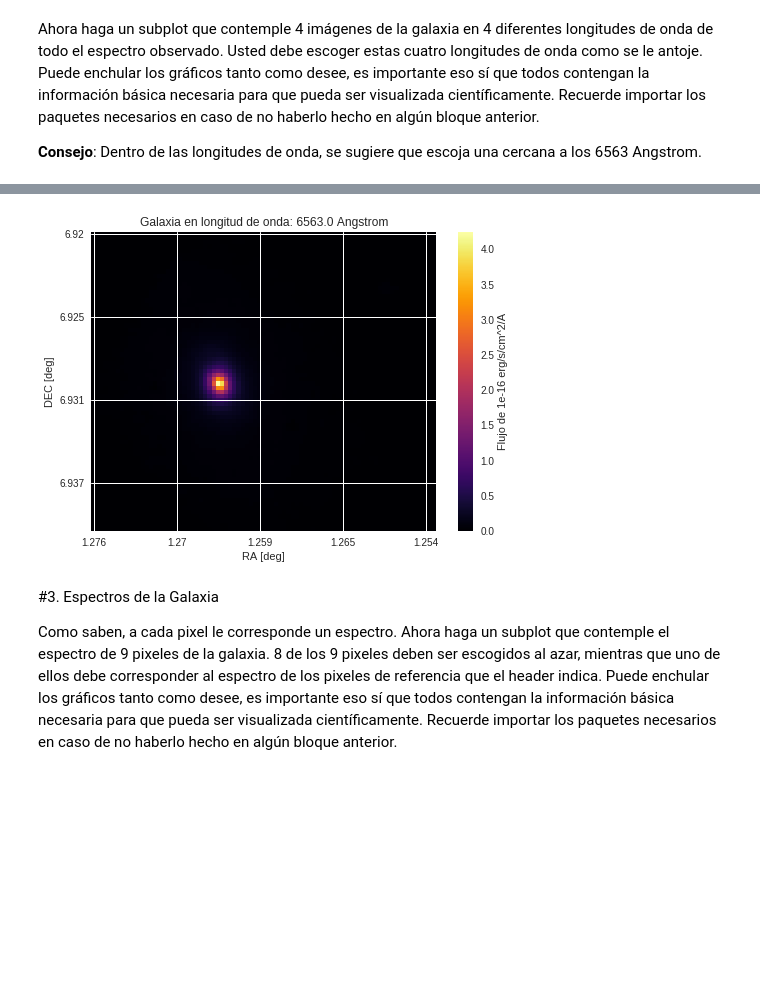
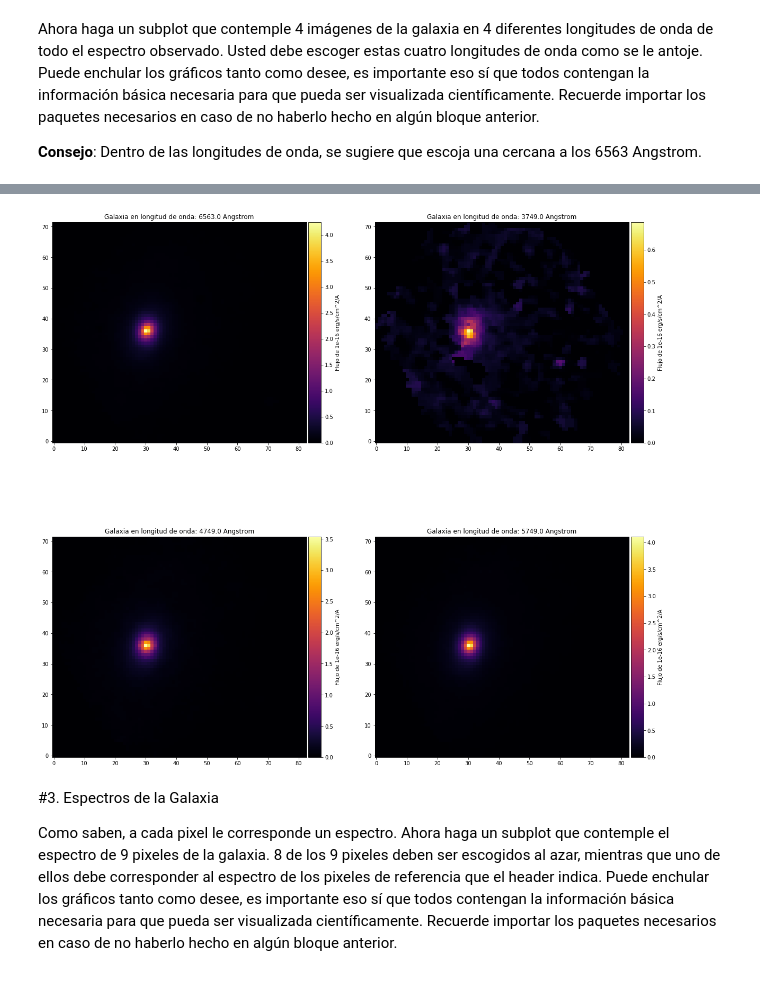
Before and after one commit to kosarrara/minitarea4, a Jupyter notebook: minitarea4.ipynb, the cells around one changed output, grey strips where cells are left out. Saved outputs shown, nothing was run; the diff lists cells and outputs as text; code cells hidden in the pictures; blank space fills up the shorter version.

```diff
--- a/minitarea4.ipynb
+++ b/minitarea4.ipynb
@@ -82,10 +78,52 @@ k=1407
 WaveLengh=initialWaveLengh+np.arange(0,header["NAXIS3"])*stepWaveLengh
 
 WaveLenghActual=initialWaveLengh+stepWaveLengh*k
-plt.imshow(data[k],cmap="inferno",vmin=0)
-cb=plt.colorbar()
+
+fig, bx=plt.subplots(figsize=(20,20),ncols=2,nrows=2)
+
+##########################################
+imagen3=bx[0,0].imshow(data[k],cmap="inferno", origin="lower",vmin=0)
+divider3 = make_axes_locatable(bx[0,0])
+cax3 = divider3.append_axes('right', size='5%', pad=0.05)
+cb=plt.colorbar(imagen3,cax=cax3)
 cb.set_label("Flujo de "+units)
-plt.title("Galaxia en longitud de onda: "+str(WaveLenghActual) )
+bx[0,0].set_title("Galaxia en longitud de onda: "+str(WaveLenghActual) )
+
+bx[0,0].set_xticks((0,20,60,40,80), (round(RA[0],3),round(RA[20],3),round(RA[40],3),round(RA[60],3),round(RA[80],3)))
+
+############################################
+imagen4=bx[0,1].imshow(data[0],cmap="inferno", origin="lower",vmin=0)
+
+divider4 = make_axes_locatable(bx[0,1])
+cax4 = divider4.append_axes('right', size='5%', pad=0.05)
+cb=plt.colorbar(imagen4,cax=cax4)
+
+cb.set_label("Flujo de "+units)
+
+bx[0,1].set_title("Galaxia en longitud de onda: "+str(WaveLengh[0]))
+
+
+imagen5=bx[1,0].imshow(data[500],cmap="inferno", origin="lower",vmin=0)
+
+divider5 = make_axes_locatable(bx[1,0])
+cax5 = divider5.append_axes('right', size='5%', pad=0.05)
+cb=plt.colorbar(imagen5,cax=cax5)
+
+cb.set_label("Flujo de "+units)
+
+bx[1,0].set_title("Galaxia en longitud de onda: "+str(WaveLengh[500]) )
+
+
+imagen6=bx[1,1].imshow(data[k*0+1000],cmap="inferno", origin="lower",vmin=0)
+
+divider6 = make_axes_locatable(bx[1,1])
+cax6 = divider6.append_axes('right', size='5%', pad=0.05)
+cb=plt.colorbar(imagen6,cax=cax6)
+
+cb.set_label("Flujo de "+units)
+
+bx[1,1].set_title("Galaxia en longitud de onda: "+str(WaveLengh[1000]) )
+
 
 #COORDENADAS AND STUFF DE LOS EJES X E Y
 #COORDENADAS EJE X
@@ -93,14 +131,24 @@ RA_inicio=header["CRVAL1"]
 RA_step=header["CD1_1"]
 RA_fin=RA_inicio+RA_step*(header["NAXIS1"])
 RA=RA_inicio+np.arange(0,header["NAXIS1"])*RA_step
-plt.xticks((0,20,60,40,80), (round(RA[0],3),round(RA[20],3),round(RA[40],3),round(RA[60],3),round(RA[80],3)))
-plt.xlabel("RA [deg]")
+
+
+
+bx[0,0].set_xticks((0,20,60,40,80),(round(RA[0],3),round(RA[20],3),round(RA[40],3),round(RA[60],3),round(RA[80],3)))
+bx[0,1].set_xticks((0,20,60,40,80), (round(RA[0],3),round(RA[20],3),round(RA[40],3),round(RA[60],3),round(RA[80],3)))
+bx[1,0].set_xticks((0,20,60,40,80), (round(RA[0],3),round(RA[20],3),round(RA[40],3),round(RA[60],3),round(RA[80],3)))
+bx[1,1].set_xticks((0,20,60,40,80), (round(RA[0],3),round(RA[20],3),round(RA[40],3),round(RA[60],3),round(RA[80],3)))
+
+#bx[0,0].set_xlabel("RA [deg]")
+#bx[0,1].set_xlabel("RA [deg]")
+#bx[1,0].set_xlabel("RA [deg]")
+#bx[1,1].set_xlabel("RA [deg]")
 
 #COORDENADAS EJE Y
-DEC_inicio=header["CRVAL2"]
-DEC_step=header["CD2_2"]
-DEC_fin=DEC_inicio+DEC_step*(header["NAXIS2"])
-DEC=DEC_inicio+DEC_step*np.arange(0,header["NAXIS2"])
-plt.yticks((0,20,40,60),(round(DEC[0],3),round(DEC[20],3),round(DEC[40],3),round(DEC[60],3)))
-plt.ylabel("DEC [deg]")
+#DEC_inicio=header["CRVAL2"]
+#DEC_step=header["CD2_2"]
+#DEC_fin=DEC_inicio+DEC_step*(header["NAXIS2"])
+#DEC=DEC_inicio+DEC_step*np.arange(0,header["NAXIS2"])
+#plt.yticks((0,20,40,60),(round(DEC[0],3),round(DEC[20],3),round(DEC[40],3),round(DEC[60],3)))
+#plt.ylabel("DEC [deg]")
 # %% [output]
@@ -108,4 +160,4 @@ Text(0,0.5,'DEC [deg]')
-[figure, old version]
+[figure, new version]
 # %% [markdown]
 #3. Espectros de la Galaxia
 
```
Also changed, not shown: parts of 8 cells of this notebook.
